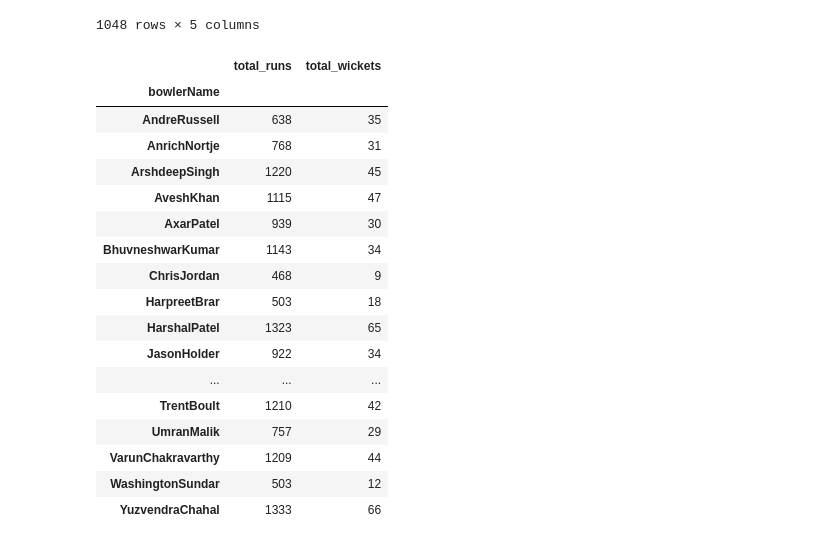
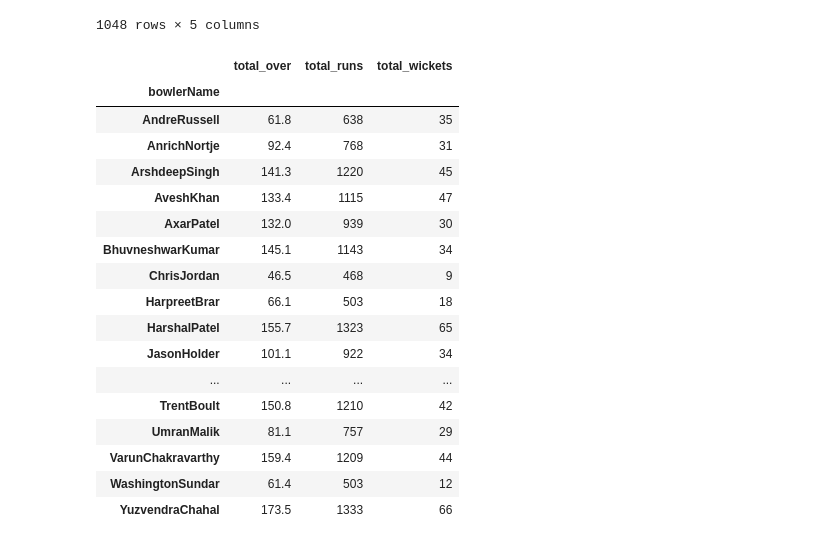
Before and after one commit to sourabhms66/ipl_2024, a Jupyter notebook: codes.ipynb, the cells around one changed output. Cells and saved outputs as stored; diff of their text form; code cells hidden in the pictures.

```diff
--- a/codes.ipynb
+++ b/codes.ipynb
@@ -588,27 +620,28 @@ bowler_stats = filtered_bowling_match[filtered_bowling_match['bowlerName'].isin(
 bowler_stats_average = bowler_stats.copy()
 # %%
 bowler_stats_average.groupby('bowlerName').agg(
+    total_over = ('overs','sum'),
     total_runs = ('runs','sum'),
     total_wickets = ('wickets','sum')
 )
 # %% [output]
-|  | total_runs | total_wickets |
-| bowlerName |  |  |
-| AndreRussell | 638 | 35 |
-| AnrichNortje | 768 | 31 |
-| ArshdeepSingh | 1220 | 45 |
-| AveshKhan | 1115 | 47 |
-| AxarPatel | 939 | 30 |
-| BhuvneshwarKumar | 1143 | 34 |
-| ChrisJordan | 468 | 9 |
-| HarpreetBrar | 503 | 18 |
-| HarshalPatel | 1323 | 65 |
-| JasonHolder | 922 | 34 |
-| ... | ... | ... |
-| TrentBoult | 1210 | 42 |
-| UmranMalik | 757 | 29 |
-| VarunChakravarthy | 1209 | 44 |
-| WashingtonSundar | 503 | 12 |
-| YuzvendraChahal | 1333 | 66 |
+|  | total_over | total_runs | total_wickets |
+| bowlerName |  |  |  |
+| AndreRussell | 61.8 | 638 | 35 |
+| AnrichNortje | 92.4 | 768 | 31 |
+| ArshdeepSingh | 141.3 | 1220 | 45 |
+| AveshKhan | 133.4 | 1115 | 47 |
+| AxarPatel | 132.0 | 939 | 30 |
+| BhuvneshwarKumar | 145.1 | 1143 | 34 |
+| ChrisJordan | 46.5 | 468 | 9 |
+| HarpreetBrar | 66.1 | 503 | 18 |
+| HarshalPatel | 155.7 | 1323 | 65 |
+| JasonHolder | 101.1 | 922 | 34 |
+| ... | ... | ... | ... |
+| TrentBoult | 150.8 | 1210 | 42 |
+| UmranMalik | 81.1 | 757 | 29 |
+| VarunChakravarthy | 159.4 | 1209 | 44 |
+| WashingtonSundar | 61.4 | 503 | 12 |
+| YuzvendraChahal | 173.5 | 1333 | 66 |
 # %%
 bowler_stats_average = bowler_stats_average.groupby('bowlerName').agg(
```
Also changed, not shown: parts of 9 cells of this notebook.
